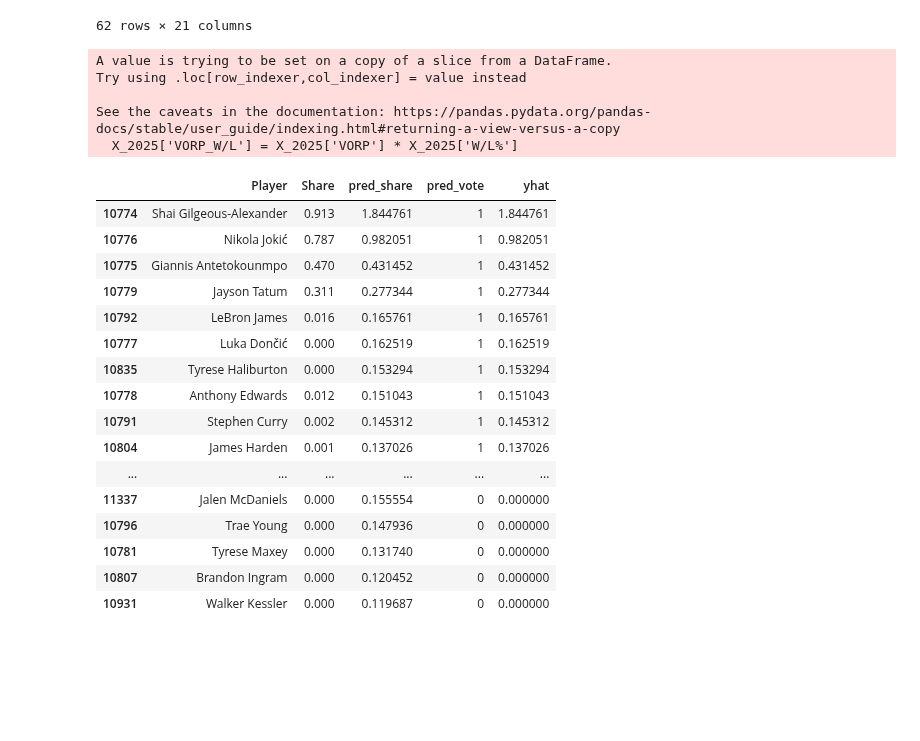
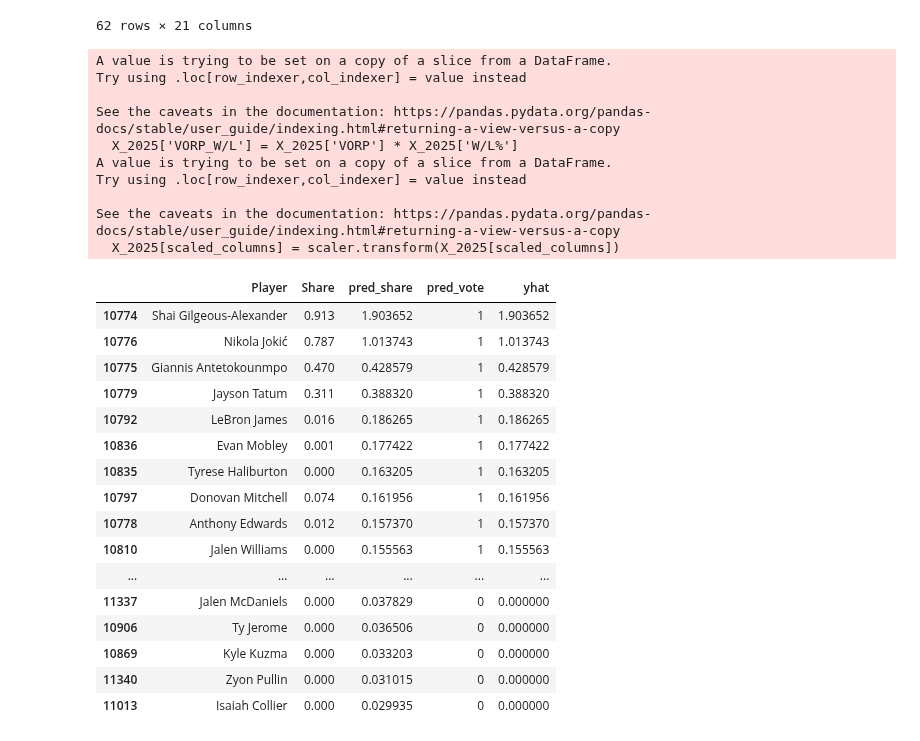
Before and after one commit to esencela/NBA_MVP_Predictor, a Jupyter notebook: notebooks/linear_model.ipynb, the cells around one changed output. Saved outputs shown, nothing was run; the diff lists cells and outputs as text; code cells hidden in the pictures; blank space fills up the shorter version.

```diff
--- a/notebooks/linear_model.ipynb
+++ b/notebooks/linear_model.ipynb
@@ -142,40 +142,46 @@ df_val[df_val['Season'] == 2007]
 # %%
 df_2025 = df_raw[df_raw['Season'] == 2025].copy()
 X_2025 = df_2025[['MP', 'PTS', 'AST', 'TRB', 'STL', 'BLK', 'TS%', 'PER', 'WS', 'BPM', 'VORP', 'USG%', 'W/L%']]
 X_2025['VORP_W/L'] = X_2025['VORP'] * X_2025['W/L%']
 
+scaled_columns = ['MP', 'PTS', 'AST', 'TRB', 'STL', 'BLK', 'TS%', 'PER', 'WS', 'BPM', 'VORP', 'USG%', 'VORP_W/L']
 scaler = StandardScaler()
-scaler.fit(X_2025)
-X_2025 = scaler.transform(X_2025)
+scaler.fit(X_2025[scaled_columns])
+X_2025[scaled_columns] = scaler.transform(X_2025[scaled_columns])
 
 pred_2025 = df_2025.copy()
 pred_2025['pred_vote'] = pipe_class.predict(X_2025)
 pred_2025['pred_share'] = np.clip(pipe_regr.predict(X_2025), a_min=0, a_max=None)
 pred_2025['yhat'] = pred_2025['pred_vote'] * pred_2025['pred_share']
 pred_2025[['Player', 'Share', 'pred_share', 'pred_vote', 'yhat']].sort_values(by=['yhat', 'Share', 'pred_share', 'pred_vote'], ascending=False).head(30)
 # %% [output]
 A value is trying to be set on a copy of a slice from a DataFrame.
 Try using .loc[row_indexer,col_indexer] = value instead
 
 See the caveats in the documentation: https://pandas.pydata.org/pandas-docs/stable/user_guide/indexing.html#returning-a-view-versus-a-copy
   X_2025['VORP_W/L'] = X_2025['VORP'] * X_2025['W/L%']
+A value is trying to be set on a copy of a slice from a DataFrame.
+Try using .loc[row_indexer,col_indexer] = value instead
+
+See the caveats in the documentation: https://pandas.pydata.org/pandas-docs/stable/user_guide/indexing.html#returning-a-view-versus-a-copy
+  X_2025[scaled_columns] = scaler.transform(X_2025[scaled_columns])
 |  | Player | Share | pred_share | pred_vote | yhat |
-| 10774 | Shai Gilgeous-Alexander | 0.913 | 1.844761 | 1 | 1.844761 |
-| 10776 | Nikola Jokić | 0.787 | 0.982051 | 1 | 0.982051 |
-| 10775 | Giannis Antetokounmpo | 0.470 | 0.431452 | 1 | 0.431452 |
-| 10779 | Jayson Tatum | 0.311 | 0.277344 | 1 | 0.277344 |
-| 10792 | LeBron James | 0.016 | 0.165761 | 1 | 0.165761 |
-| 10777 | Luka Dončić | 0.000 | 0.162519 | 1 | 0.162519 |
-| 10835 | Tyrese Haliburton | 0.000 | 0.153294 | 1 | 0.153294 |
-| 10778 | Anthony Edwards | 0.012 | 0.151043 | 1 | 0.151043 |
-| 10791 | Stephen Curry | 0.002 | 0.145312 | 1 | 0.145312 |
-| 10804 | James Harden | 0.001 | 0.137026 | 1 | 0.137026 |
+| 10774 | Shai Gilgeous-Alexander | 0.913 | 1.903652 | 1 | 1.903652 |
+| 10776 | Nikola Jokić | 0.787 | 1.013743 | 1 | 1.013743 |
+| 10775 | Giannis Antetokounmpo | 0.470 | 0.428579 | 1 | 0.428579 |
+| 10779 | Jayson Tatum | 0.311 | 0.388320 | 1 | 0.388320 |
+| 10792 | LeBron James | 0.016 | 0.186265 | 1 | 0.186265 |
+| 10836 | Evan Mobley | 0.001 | 0.177422 | 1 | 0.177422 |
+| 10835 | Tyrese Haliburton | 0.000 | 0.163205 | 1 | 0.163205 |
+| 10797 | Donovan Mitchell | 0.074 | 0.161956 | 1 | 0.161956 |
+| 10778 | Anthony Edwards | 0.012 | 0.157370 | 1 | 0.157370 |
+| 10810 | Jalen Williams | 0.000 | 0.155563 | 1 | 0.155563 |
 | ... | ... | ... | ... | ... | ... |
-| 11337 | Jalen McDaniels | 0.000 | 0.155554 | 0 | 0.000000 |
-| 10796 | Trae Young | 0.000 | 0.147936 | 0 | 0.000000 |
-| 10781 | Tyrese Maxey | 0.000 | 0.131740 | 0 | 0.000000 |
-| 10807 | Brandon Ingram | 0.000 | 0.120452 | 0 | 0.000000 |
-| 10931 | Walker Kessler | 0.000 | 0.119687 | 0 | 0.000000 |
+| 11337 | Jalen McDaniels | 0.000 | 0.037829 | 0 | 0.000000 |
+| 10906 | Ty Jerome | 0.000 | 0.036506 | 0 | 0.000000 |
+| 10869 | Kyle Kuzma | 0.000 | 0.033203 | 0 | 0.000000 |
+| 11340 | Zyon Pullin | 0.000 | 0.031015 | 0 | 0.000000 |
+| 11013 | Isaiah Collier | 0.000 | 0.029935 | 0 | 0.000000 |
 # %%
 base = np.zeros(len(pred_2025))
 
```
Also changed, not shown: parts of 3 cells of this notebook.
